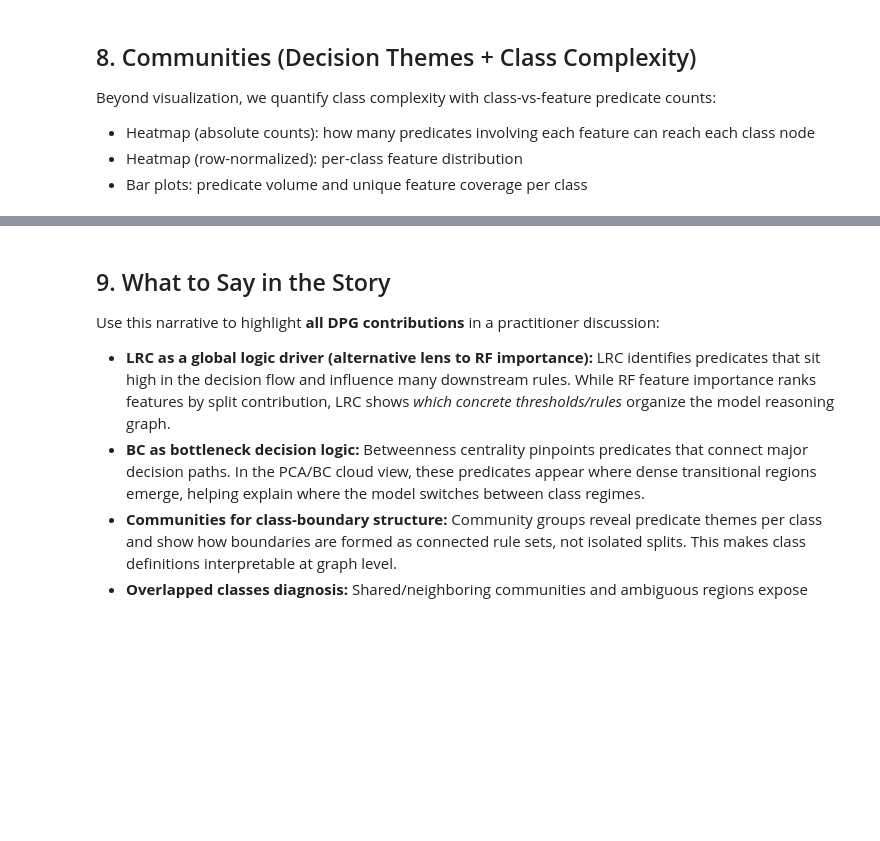
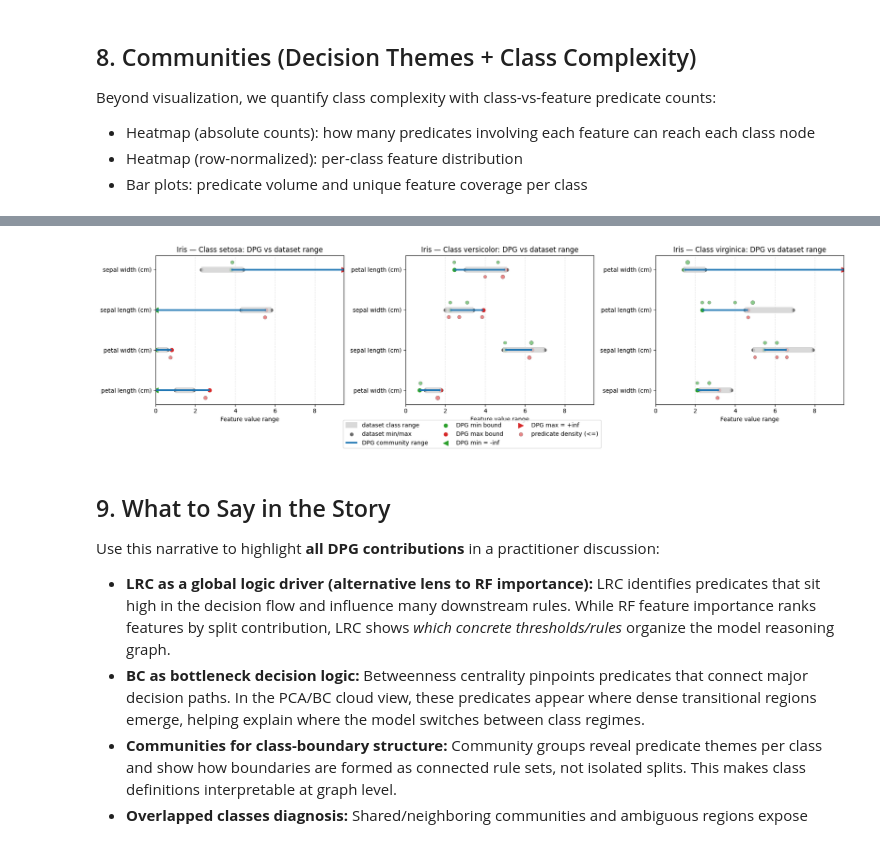
Before and after one commit to Meta-Group/DPG, a Jupyter notebook: tutorials/saga_benchmarks_iris.ipynb, the cells around one changed output, grey strips where cells are left out. Saved outputs shown, nothing was run; the diff lists cells and outputs as text; code cells hidden in the pictures; blank space fills up the shorter version.

```diff
--- a/tutorials/saga_benchmarks_iris.ipynb
+++ b/tutorials/saga_benchmarks_iris.ipynb
@@ -67,7 +67,7 @@ from sklearn.metrics import ConfusionMatrixDisplay, classification_report, confu
 from sklearn.model_selection import train_test_split
 from dpg import DPGExplainer
 
-IMG_DIR = Path('tutorials/results/saga_benchmarks_iris')
+IMG_DIR = Path('saga_benchmarks_iris')
 IMG_DIR.mkdir(parents=True, exist_ok=True)
 
 iris = load_iris(as_frame=True)
@@ -993,0 +1181,7 @@ Plotting DPG (communities)...
+# %%
+class_bounds = classwise_feature_bounds_from_communities(explanation)
+print(class_bounds)
+class_lookup = _class_lookup_from_target_names(iris.target_names if 'iris' in globals() else None)
+#print(class_lookup)
+predicate_positions = class_feature_predicate_positions(explanation)
+print(predicate_positions.head(10))
@@ -994,3 +1206,16 @@ Plotting DPG (communities)...
+# %%
+plot_dpg_class_bounds_vs_dataset_feature_ranges(
+    class_bounds,
+    X,
+    y,
+    dataset_name='Iris',
+    top_features=4,
+    class_lookup=class_lookup,
+    predicate_positions=predicate_positions,
+    save_path=IMG_DIR / 'dpg_vs_dataset_feature_ranges.png',
+)
+# %% [output]
+[figure, added]
 # %% [markdown]
 ## 9. What to Say in the Story
 Use this narrative to highlight **all DPG contributions** in a practitioner discussion:
```
Also changed, not shown: parts of 10 cells of this notebook, 16 other files.
